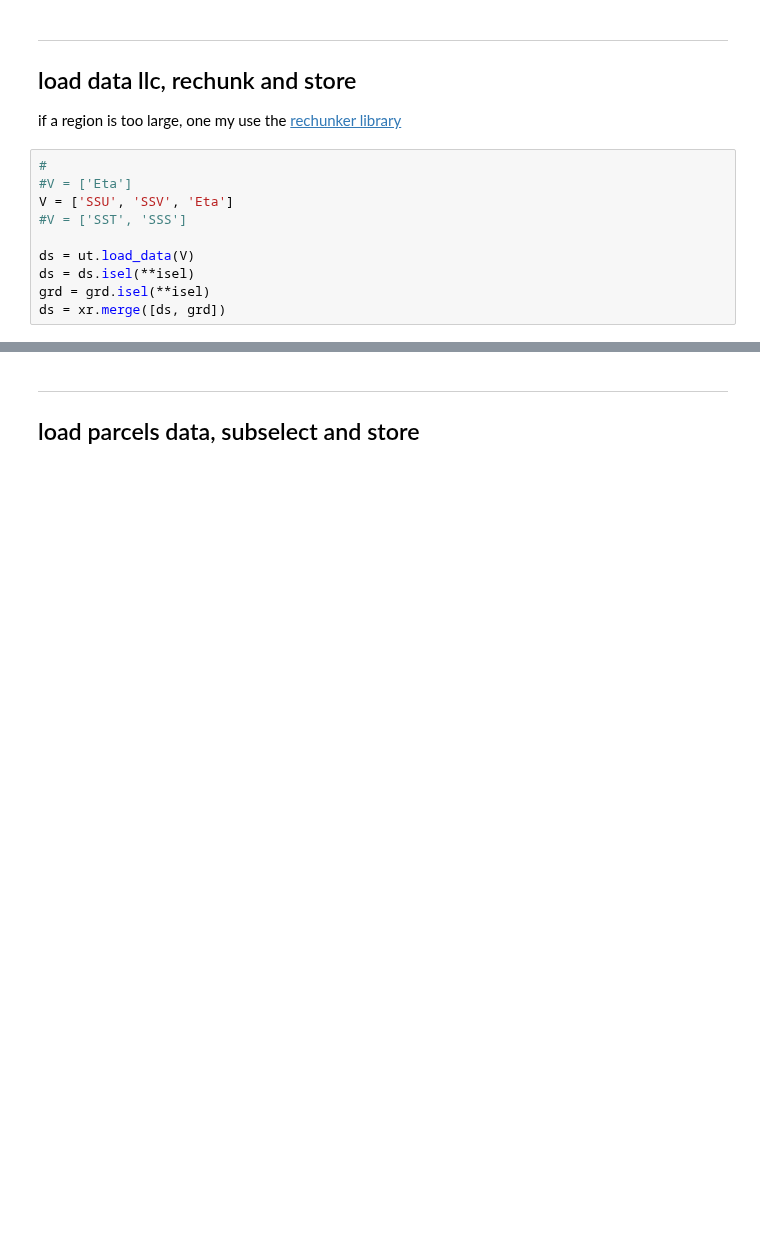
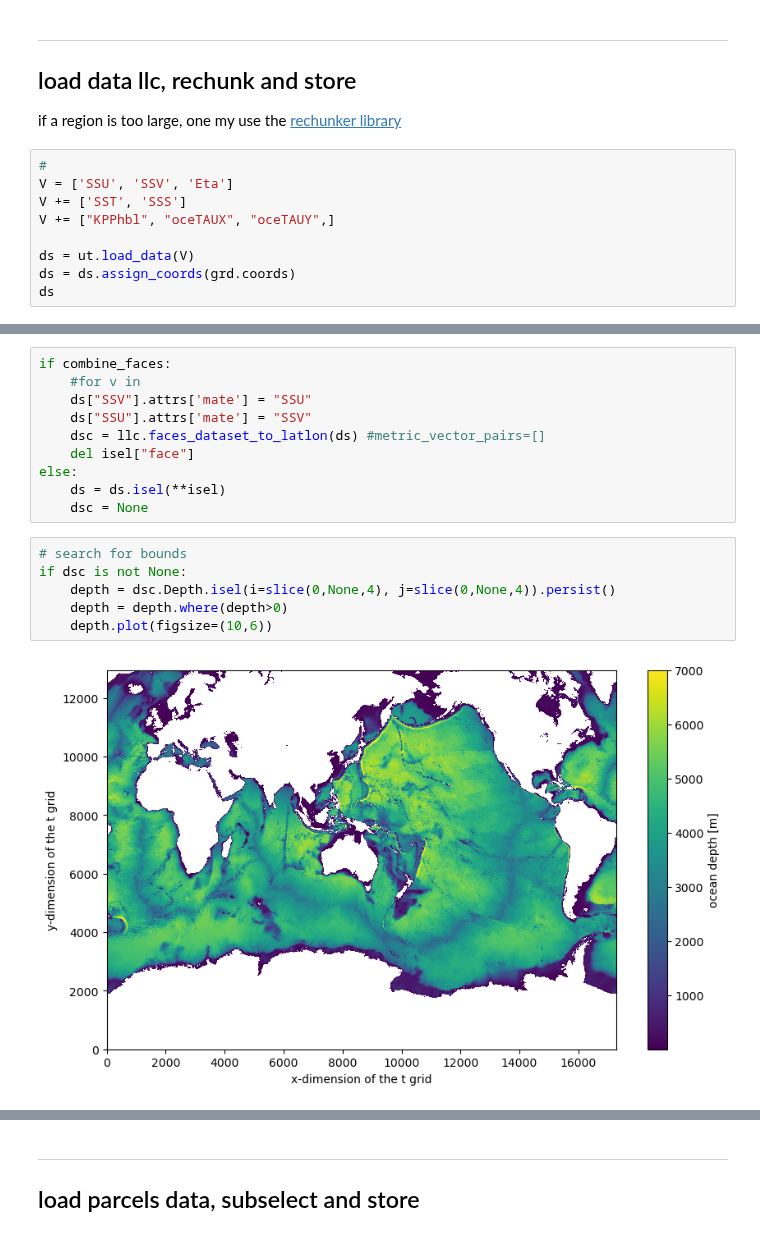
Before and after one commit to apatlpo/mit_equinox, a Jupyter notebook: calval/regional_selection.ipynb, the cells around one changed output, grey strips where cells are left out. Drawn from its saved outputs; the diff is of its cells as text; blank space fills up the shorter version.

```diff
--- a/calval/regional_selection.ipynb
+++ b/calval/regional_selection.ipynb
@@ -77,11 +88,10 @@ os.makedirs(out_dir, exist_ok=True)
 if a region is too large, one my use the [rechunker library](https://rechunker.readthedocs.io/)
 # %%
 #
-#V = ['Eta']
 V = ['SSU', 'SSV', 'Eta']
-#V = ['SST', 'SSS']
+V += ['SST', 'SSS']
+V += ["KPPhbl", "oceTAUX", "oceTAUY",]
 
 ds = ut.load_data(V)
-ds = ds.isel(**isel)
-grd = grd.isel(**isel)
-ds = xr.merge([ds, grd])
+ds = ds.assign_coords(grd.coords)
+ds
@@ -87,0 +116,18 @@ ds = xr.merge([ds, grd])
+# %%
+if combine_faces:
+    #for v in
+    ds["SSV"].attrs['mate'] = "SSU"
+    ds["SSU"].attrs['mate'] = "SSV"
+    dsc = llc.faces_dataset_to_latlon(ds) #metric_vector_pairs=[]
+    del isel["face"]
+else:
+    ds = ds.isel(**isel)
+    dsc = None
+# %%
+# search for bounds
+if dsc is not None:
+    depth = dsc.Depth.isel(i=slice(0,None,4), j=slice(0,None,4)).persist()
+    depth = depth.where(depth>0)
+    depth.plot(figsize=(10,6))
+# %% [output]
+[figure, added]
```
Also changed, not shown: parts of 30 cells of this notebook, 4 other files.
